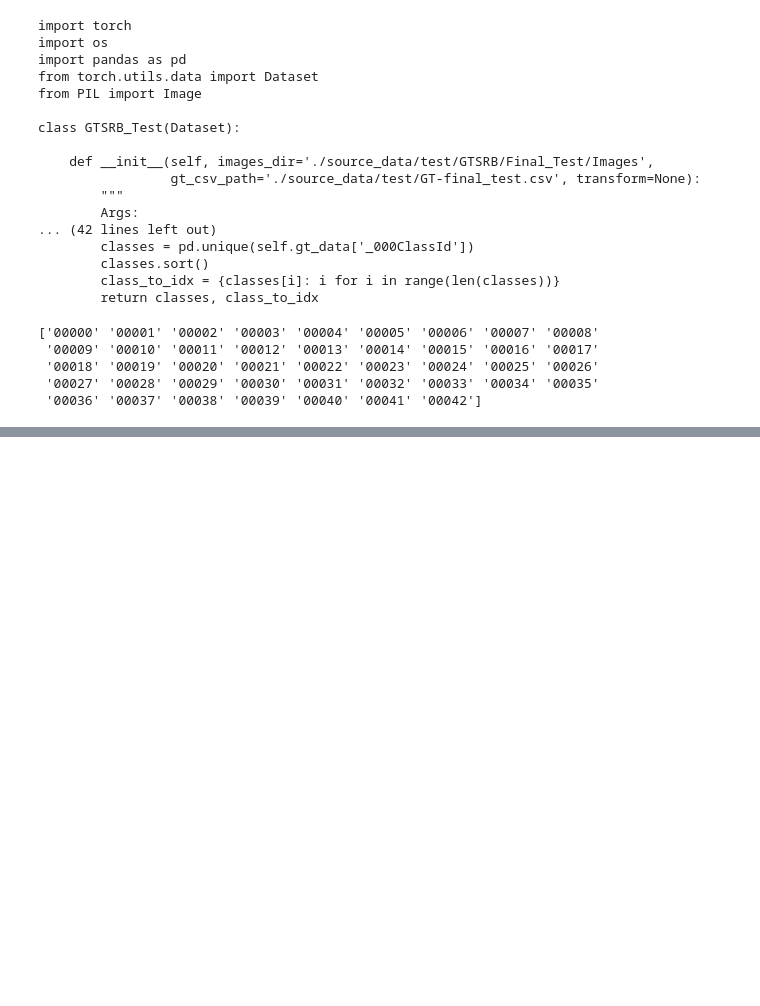
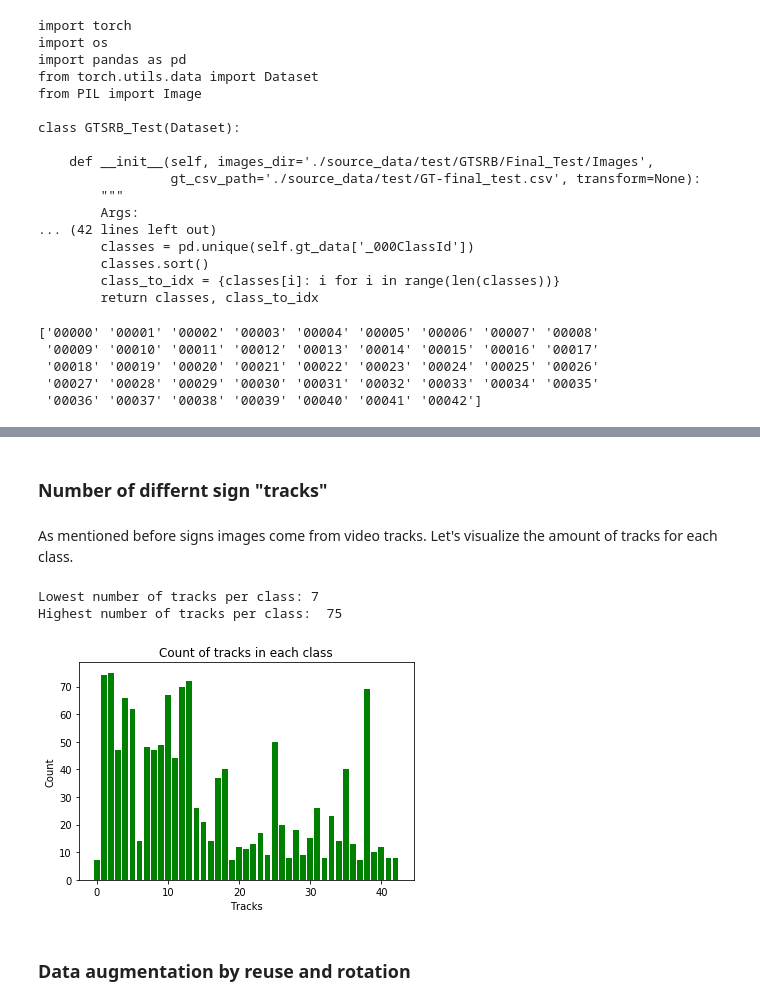
Before and after one commit to j99nowicki/ml_road_signs, a Jupyter notebook: 1 Download data.ipynb, the cells around one changed output, grey strips where cells are left out. Drawn from its saved outputs; the diff is of its cells as text; code cells hidden in the pictures; blank space fills up the shorter version.

```diff
--- a/1 Download data.ipynb
+++ b/1 Download data.ipynb
@@ -144,0 +256,38 @@ Validation data loaded correctly!
+# %% [markdown]
+### Number of differnt sign "tracks"
+# %% [markdown]
+As mentioned before signs images come from video tracks. Let's visualize the amount of tracks for each class.
+# %%
+
+
+input_images_root = './source_data/train/GTSRB/Final_Training/Images'
+track_count = pd.DataFrame(columns=['class_id','track_count'])
+with os.scandir(input_images_root) as images_it:
+    for class_id in images_it:
+        if class_id.is_dir():# and class_id.name.startswith('00000'):
+            with os.scandir(input_images_root+'/'+class_id.name) as class_it:
+                #print(input_images_root+'/'+class_id.name)
+                df = pd.DataFrame(columns=['name'])
+                for entry in class_it:
+                    if entry.is_file() and entry.name.endswith('.ppm'):
+                        df = df.append({'name':entry.name, 'track':entry.name.split('_')[0]}, ignore_index=True)
+                track_count = track_count.append({'class_id':class_id.name, 'track_count':len(df.track.unique())}, ignore_index=True)
+track_count = track_count.sort_values(by=['class_id'])
+#track_count
+# %%
+import numpy as np
+print('Lowest number of tracks per class: '+str(min(track_count['track_count'])))
+print('Highest number of tracks per class:  '+str(max(track_count['track_count'])))
+
+classes = np.arange(len(track_count['track_count']))
+plt.bar(classes, track_count['track_count'], color='green')
+plt.xlabel('Tracks')
+plt.ylabel('Count')
+plt.title('Count of tracks in each class')
+plt.show()
+# %% [output]
+Lowest number of tracks per class: 7
+Highest number of tracks per class:  75
+[figure, added]
+# %% [markdown]
+### Data augmentation by reuse and rotation
```
Also changed, not shown: parts of 36 cells of this notebook, 1 other file.
